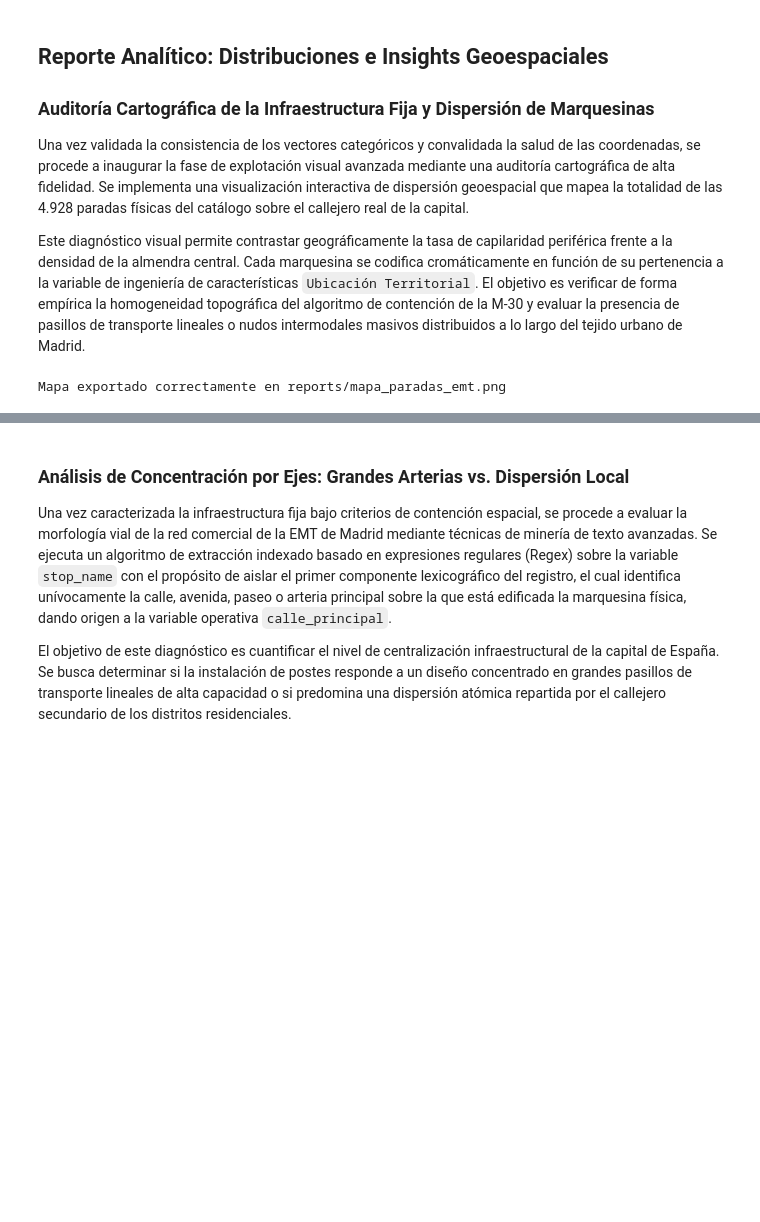
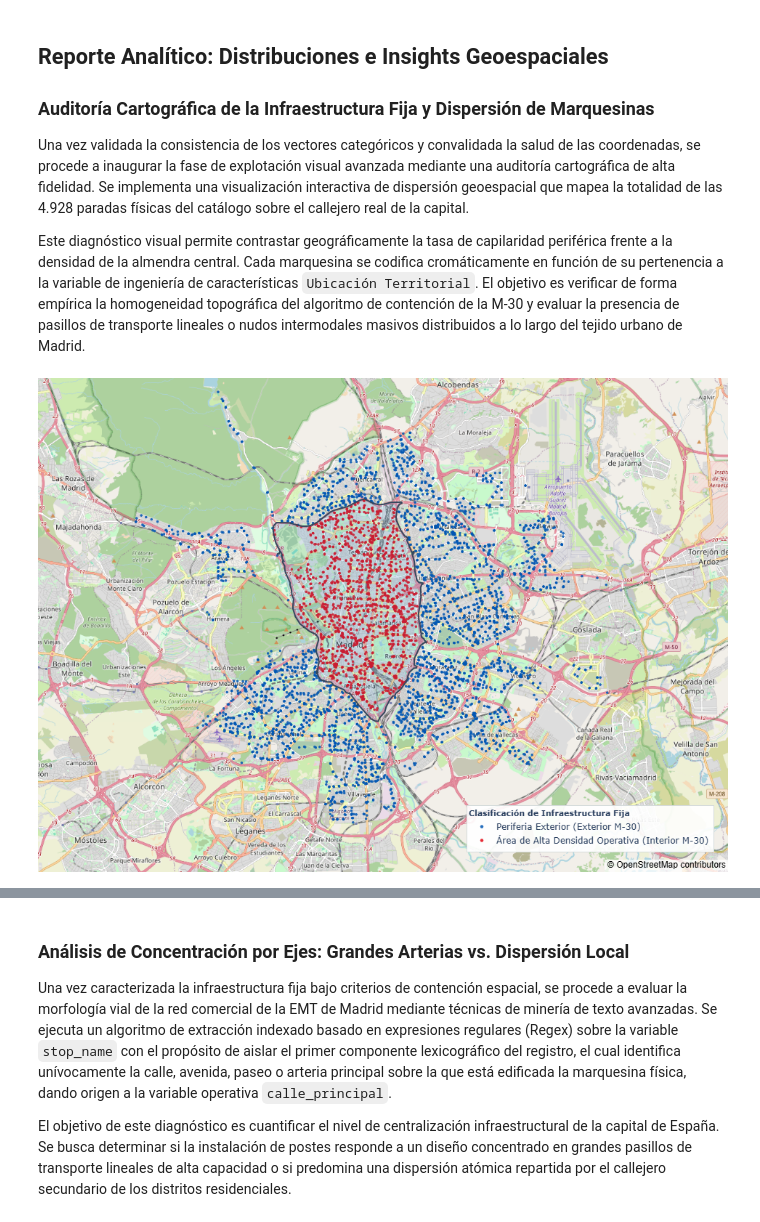
Before and after one commit to HerasDuarte/Proyecto_puntualidad_emt, a Jupyter notebook: notebooks/02_EDA_stops.ipynb, the cells around one changed output, grey strips where cells are left out. Drawn from its saved outputs; the diff is of its cells as text; code cells hidden in the pictures; blank space fills up the shorter version.

Commit message:
fix: incrustar imagen PNG optimizada en 02_EDA_stops para GitHub

```diff
--- a/notebooks/02_EDA_stops.ipynb
+++ b/notebooks/02_EDA_stops.ipynb
@@ -420,34 +420,35 @@ capa_borde = {
     "sourcetype": "geojson",
     "source": gdf_m30_oficial.__geo_interface__,
     "type": "line",
     "color": "#34495E",
     "line": {"width": 2.0}
 }
 
 fig.update_layout(
     map_style="open-street-map",
     map_center={"lat": centro_lat, "lon": centro_lon},
     map_layers=[capa_relleno, capa_borde],
     margin={"r": 0, "t": 0, "l": 0, "b": 0},
     autosize=True,
     legend=dict(
         title="Clasificación de Infraestructura Fija",
         title_font=dict(size=11, weight='bold'),
         yanchor="bottom", y=0.04,
         xanchor="right", x=0.98,
         bgcolor="rgba(255, 255, 255, 0.92)",
         bordercolor="#D5DBDB", borderwidth=1
     )
 )
 
-# 2. Exportación del artefacto interactivo HTML y del mapa estático PNG ligero
+# 2. Exportación del artefacto interactivo HTML y visualización estática ligera en PNG
 os.makedirs("../reports", exist_ok=True)
 ruta_html = "../reports/mapa_paradas_emt.html"
 ruta_png = "../reports/mapa_paradas_emt.png"
 
 fig.write_html(ruta_html, include_plotlyjs="cdn")
 fig.write_image(ruta_png, width=950, height=680, scale=1)
-print("Mapa exportado correctamente en reports/mapa_paradas_emt.png")
+
+display(Image(filename=ruta_png))
 # %% [output]
-Mapa exportado correctamente en reports/mapa_paradas_emt.png
+[figure, added]
 # %% [markdown]
```
Also changed, not shown: parts of 1 cell of this notebook, 1 other file.
